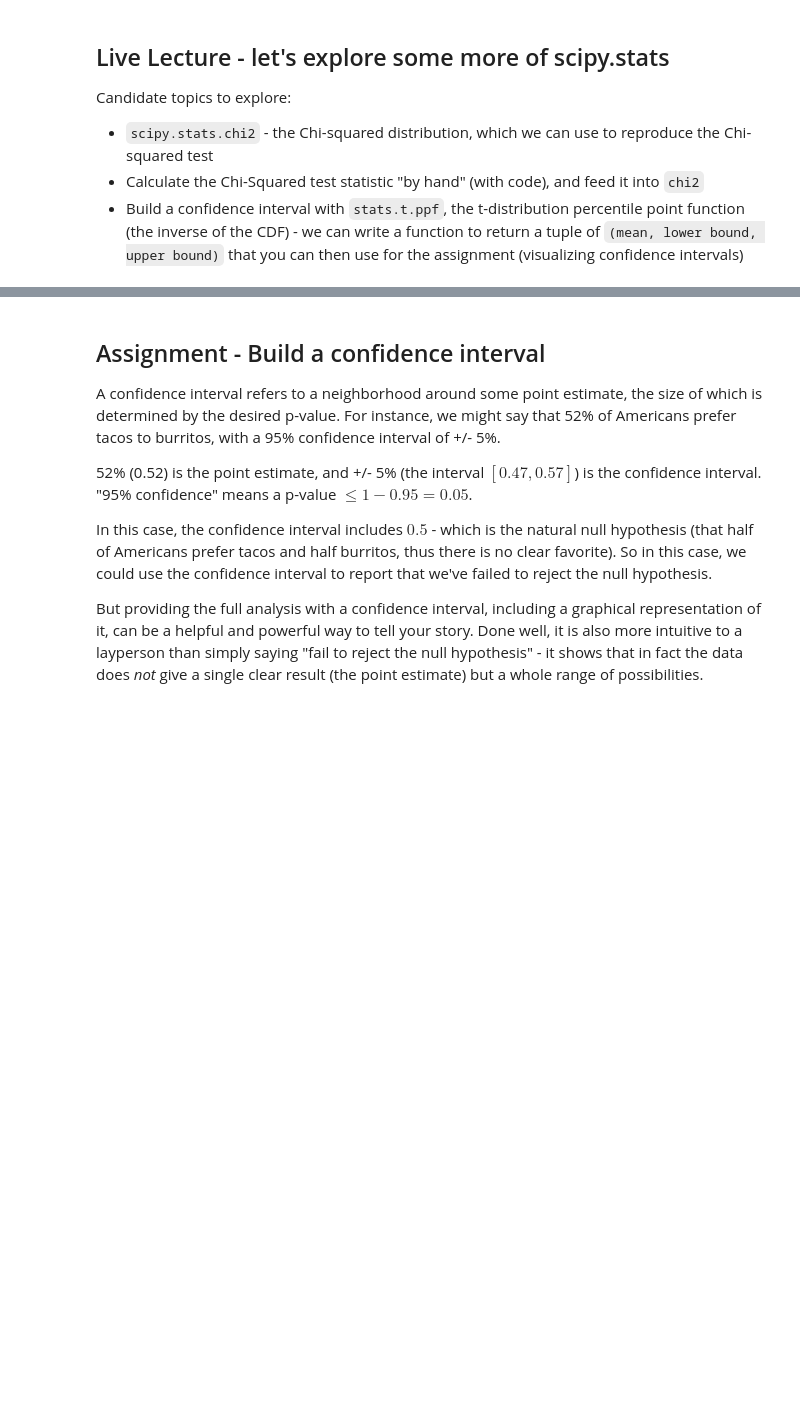
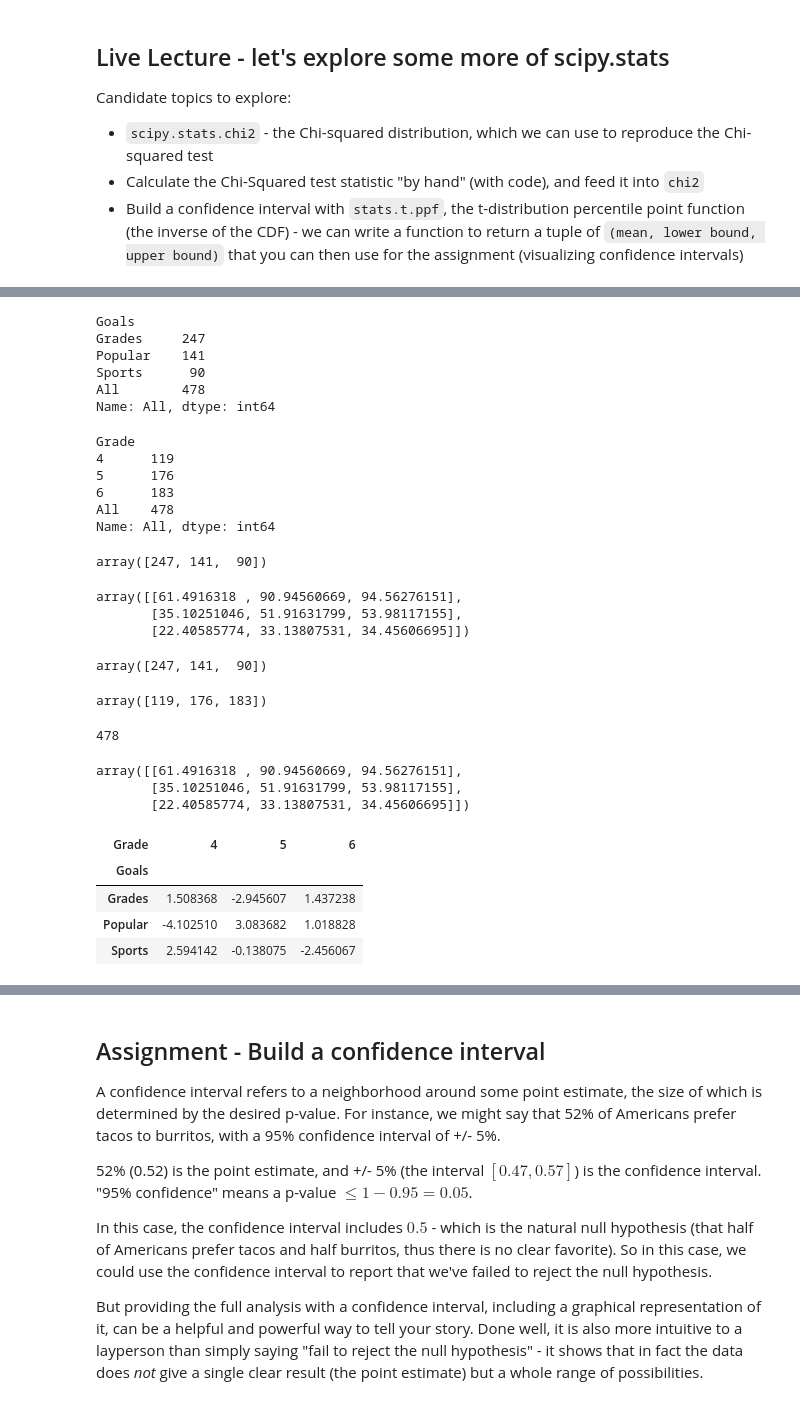
Before and after one commit to bloominstituteoftechnology/DS-Unit-1-Sprint-3-Statistical-Tests-and-Experiments, a Jupyter notebook: module2-sampling-confidence-intervals-and-hypothesis-testing/LS_DS_132_Sampling_Confidence_Intervals_and_Hypothesis_Testing.ipynb, the cells around one changed output, grey strips where cells are left out. Drawn from its saved outputs; the diff is of its cells as text; code cells hidden in the pictures; blank space fills up the shorter version.

```diff
--- a/module2-sampling-confidence-intervals-and-hypothesis-testing/LS_DS_132_Sampling_Confidence_Intervals_and_Hypothesis_Testing.ipynb
+++ b/module2-sampling-confidence-intervals-and-hypothesis-testing/LS_DS_132_Sampling_Confidence_Intervals_and_Hypothesis_Testing.ipynb
@@ -78,0 +130,39 @@ Candidate topics to explore:
+# %%
+table_observed_w_marg['All']
+# %% [output]
+Goals
+Grades     247
+Popular    141
+Sports      90
+All        478
+Name: All, dtype: int64
+# %%
+table_observed_w_marg.T['All']
+# %% [output]
+Grade
+4      119
+5      176
+6      183
+All    478
+Name: All, dtype: int64
+# %%
+table_observed_w_marg['All'].values[:-1]
+# %% [output]
+array([247, 141,  90])
+# %%
+np.outer(table_observed_w_marg['All'].values[:-1],
+         table_observed_w_marg.T['All'].values[:-1])/table_observed_w_marg.T['All'].values[-1]
+# %% [output]
+array([[61.4916318 , 90.94560669, 94.56276151],
+       [35.10251046, 51.91631799, 53.98117155],
+       [22.40585774, 33.13807531, 34.45606695]])
+# %%
+goals_totals = table_observed_w_marg['All'].values[:-1]
+goals_totals
+# %% [output]
+array([247, 141,  90])
+# %%
+grade_totals = table_observed_w_marg.T['All'].values[:-1]
+grade_totals
+# %% [output]
+array([119, 176, 183])
@@ -78,0 +171,20 @@ Candidate topics to explore:
+# %%
+grade_totals.sum()
+# %% [output]
+478
+# %%
+expected = np.outer(goals_totals, grade_totals)/grade_totals.sum()
+expected
+# %% [output]
+array([[61.4916318 , 90.94560669, 94.56276151],
+       [35.10251046, 51.91631799, 53.98117155],
+       [22.40585774, 33.13807531, 34.45606695]])
+# %%
+deviation = table_observed - table_expected
+deviation
+# %% [output]
+| Grade | 4 | 5 | 6 |
+| Goals |  |  |  |
+| Grades | 1.508368 | -2.945607 | 1.437238 |
+| Popular | -4.102510 | 3.083682 | 1.018828 |
+| Sports | 2.594142 | -0.138075 | -2.456067 |
```
Also changed, not shown: parts of 26 cells of this notebook.
